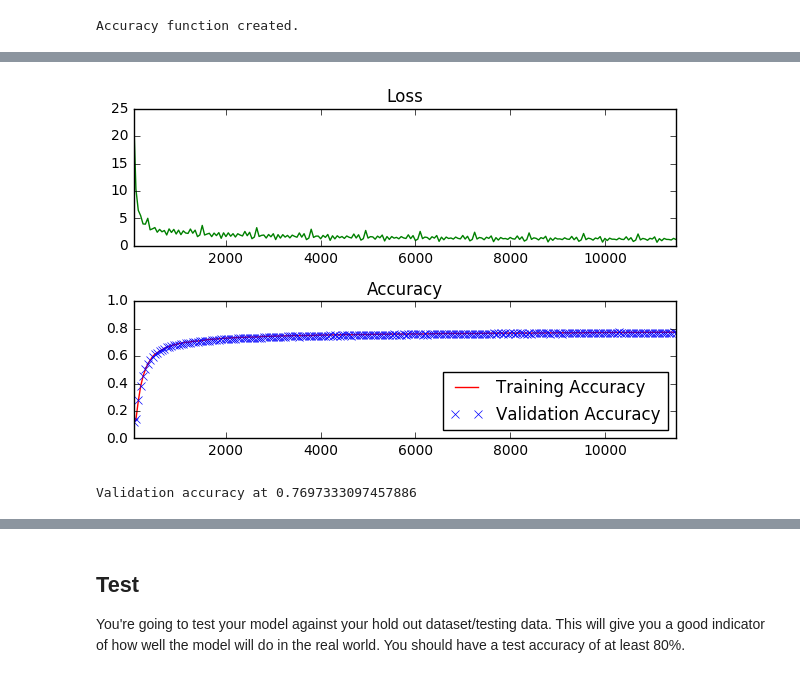
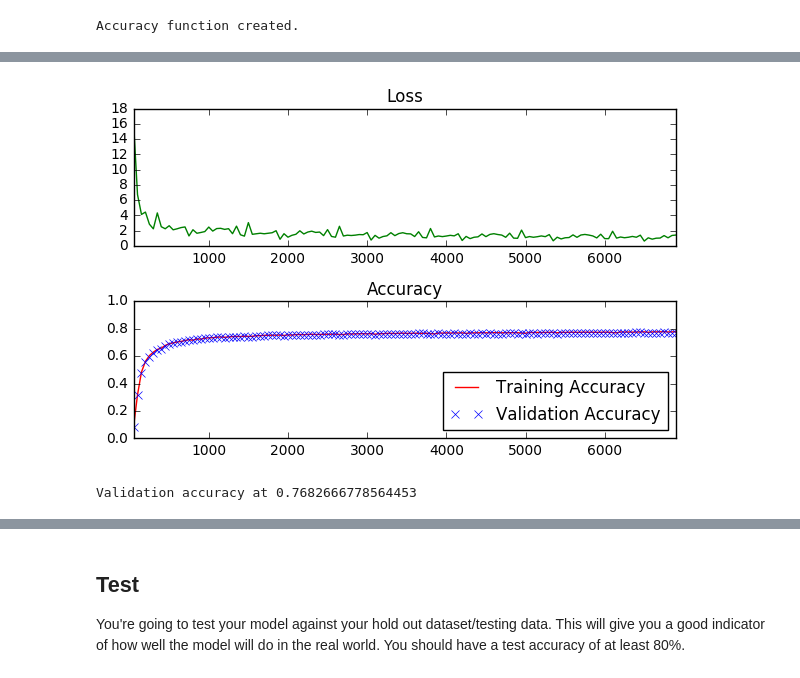
Before and after one commit to gatmeh/Udacity-deep-learning, a Jupyter notebook: intro-to-tensorflow/intro_to_tensorflow.ipynb, the cells around one changed output, grey strips where cells are left out. Cells and saved outputs as stored; diff of their text form; code cells hidden in the pictures.

```diff
--- a/intro-to-tensorflow/intro_to_tensorflow.ipynb
+++ b/intro-to-tensorflow/intro_to_tensorflow.ipynb
@@ -377,8 +377,8 @@ The code will print out a Loss and Accuracy graph, so you can see how well the n
 batch_size = 128
 
 # TODO: Find the best parameters for each configuration
-epochs = 10
-learning_rate = 0.05
+epochs = 6
+learning_rate = 0.1
 
 
 
@@ -422,32 +422,32 @@ with tf.Session() as session:
                 # Calculate Training and Validation accuracy
                 training_accuracy = session.run(accuracy, feed_dict=train_feed_dict)
                 validation_accuracy = session.run(accuracy, feed_dict=valid_feed_dict)
 
                 # Log batches
                 previous_batch = batches[-1] if batches else 0
                 batches.append(log_batch_step + previous_batch)
                 loss_batch.append(l)
                 train_acc_batch.append(training_accuracy)
                 valid_acc_batch.append(validation_accuracy)
 
         # Check accuracy against Validation data
         validation_accuracy = session.run(accuracy, feed_dict=valid_feed_dict)
 
 loss_plot = plt.subplot(211)
 loss_plot.set_title('Loss')
 loss_plot.plot(batches, loss_batch, 'g')
 loss_plot.set_xlim([batches[0], batches[-1]])
 acc_plot = plt.subplot(212)
 acc_plot.set_title('Accuracy')
 acc_plot.plot(batches, train_acc_batch, 'r', label='Training Accuracy')
 acc_plot.plot(batches, valid_acc_batch, 'x', label='Validation Accuracy')
 acc_plot.set_ylim([0, 1.0])
 acc_plot.set_xlim([batches[0], batches[-1]])
 acc_plot.legend(loc=4)
 plt.tight_layout()
 plt.show()
 
 print('Validation accuracy at {}'.format(validation_accuracy))
 # %% [output]
-[figure, old version]
+[figure, new version]
-Validation accuracy at 0.7697333097457886
+Validation accuracy at 0.7682666778564453
```
Also changed, not shown: parts of 2 cells of this notebook.
